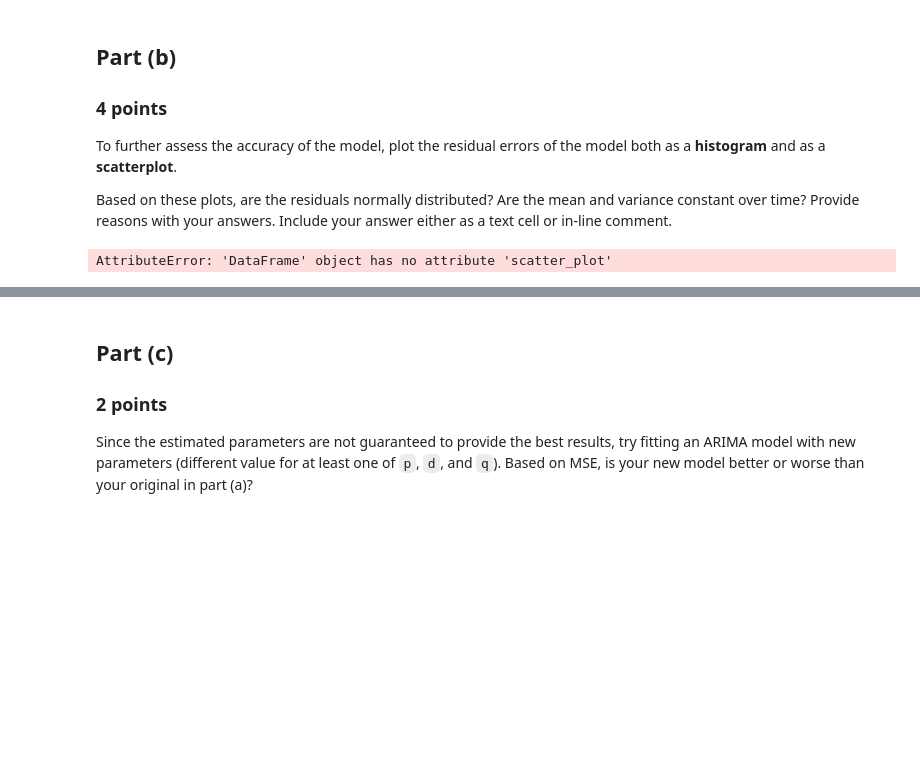
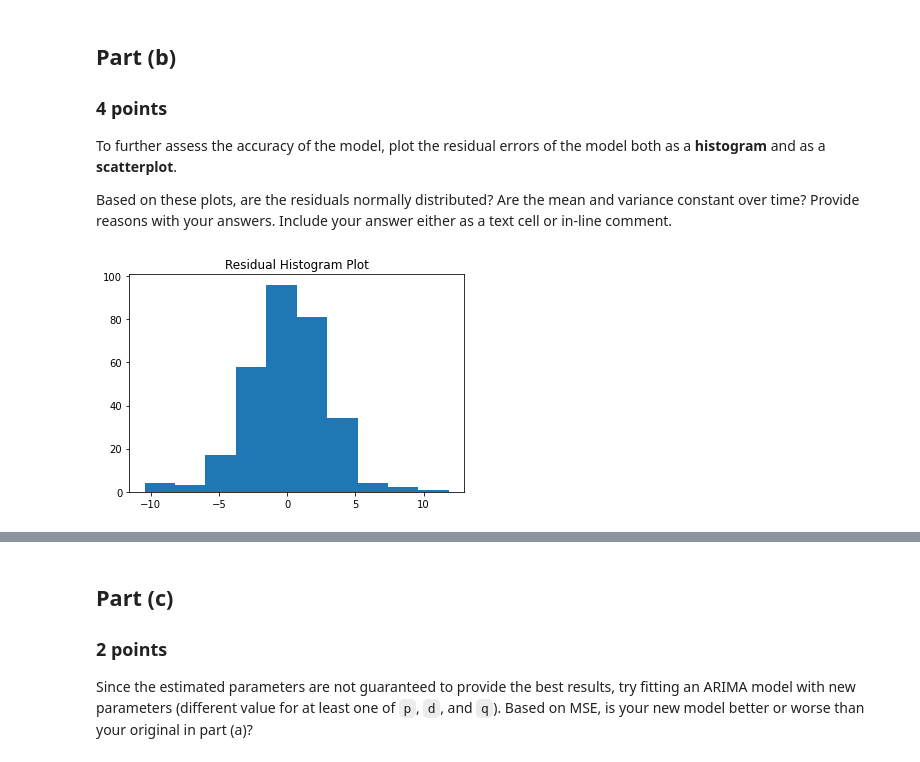
Before and after one commit to DuncanFerguson/GITHUB_REPOSITORY, a Jupyter notebook: DU_MSDS/Data Science Tools 1/Assignment_5/Duncan_Ferguson_Assignment_5.ipynb, the cells around one changed output, grey strips where cells are left out. Saved outputs shown, nothing was run; the diff lists cells and outputs as text; code cells hidden in the pictures; blank space fills up the shorter version.

```diff
--- a/DU_MSDS/Data Science Tools 1/Assignment_5/Duncan_Ferguson_Assignment_5.ipynb
+++ b/DU_MSDS/Data Science Tools 1/Assignment_5/Duncan_Ferguson_Assignment_5.ipynb
@@ -449,8 +449,8 @@ To further assess the accuracy of the model, plot the residual errors of the mod
 
 Based on these plots, are the residuals normally distributed? Are the mean and variance constant over time? Provide reasons with your answers. Include your answer either as a text cell or in-line comment.
 # %%
-residuals = pd.DataFrame(model.resid).plot()
-plt.title("Residual Error Plot")
+plt.hist(model.resid)
+plt.title("Residual Histogram Plot")
 plt.show()
 # %% [output]
-AttributeError: 'DataFrame' object has no attribute 'scatter_plot'
+[figure, added]
```
Also changed, not shown: parts of 11 cells of this notebook.
